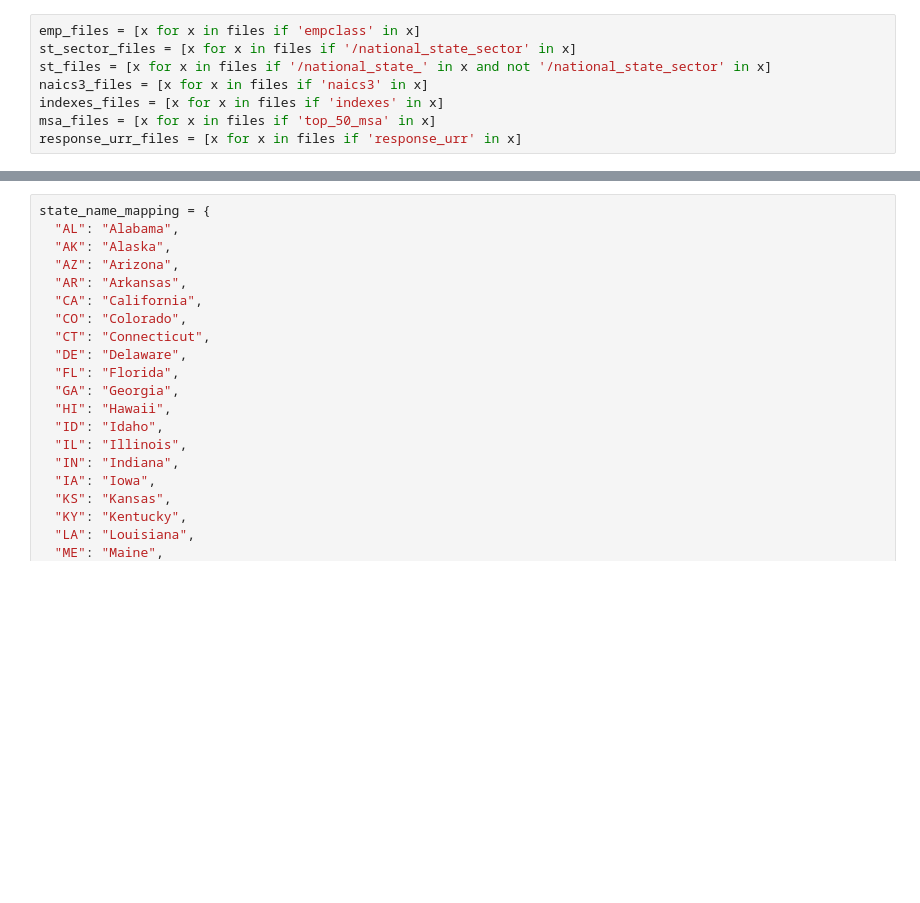
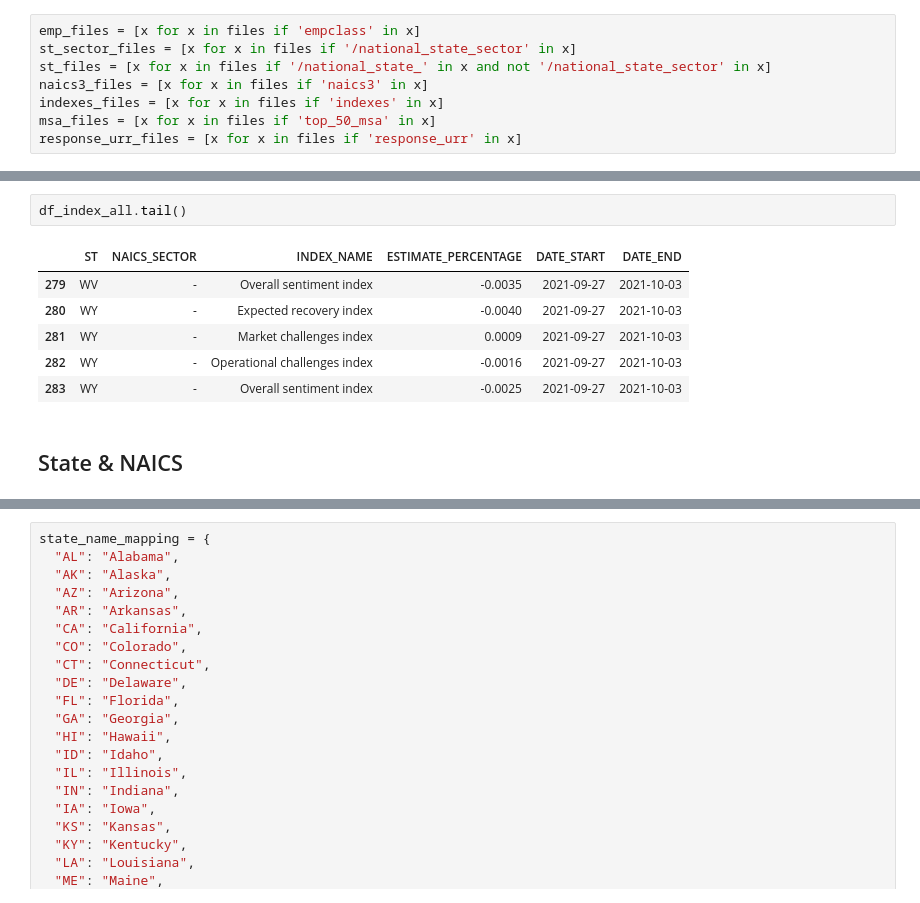
Before and after one commit to elizabethyoo/team_9, a Jupyter notebook: Complie_sbp.ipynb, the cells around one changed output, grey strips where cells are left out. Cells and saved outputs as stored; diff of their text form; blank space fills up the shorter version.

```diff
--- a/Complie_sbp.ipynb
+++ b/Complie_sbp.ipynb
@@ -69,0 +118,11 @@ df.loc[((df['INSTRUMENT_ID']==1) & (df['NAICS_SECTOR']=='-')),:]
+# %%
+df_index_all.tail()
+# %% [output]
+|  | ST | NAICS_SECTOR | INDEX_NAME | ESTIMATE_PERCENTAGE | DATE_START | DATE_END |
+| 279 | WV | - | Overall sentiment index | -0.0035 | 2021-09-27 | 2021-10-03 |
+| 280 | WY | - | Expected recovery index | -0.0040 | 2021-09-27 | 2021-10-03 |
+| 281 | WY | - | Market challenges index | 0.0009 | 2021-09-27 | 2021-10-03 |
+| 282 | WY | - | Operational challenges index | -0.0016 | 2021-09-27 | 2021-10-03 |
+| 283 | WY | - | Overall sentiment index | -0.0025 | 2021-09-27 | 2021-10-03 |
+# %% [markdown]
+## State & NAICS
```
Also changed, not shown: parts of 28 cells of this notebook.
